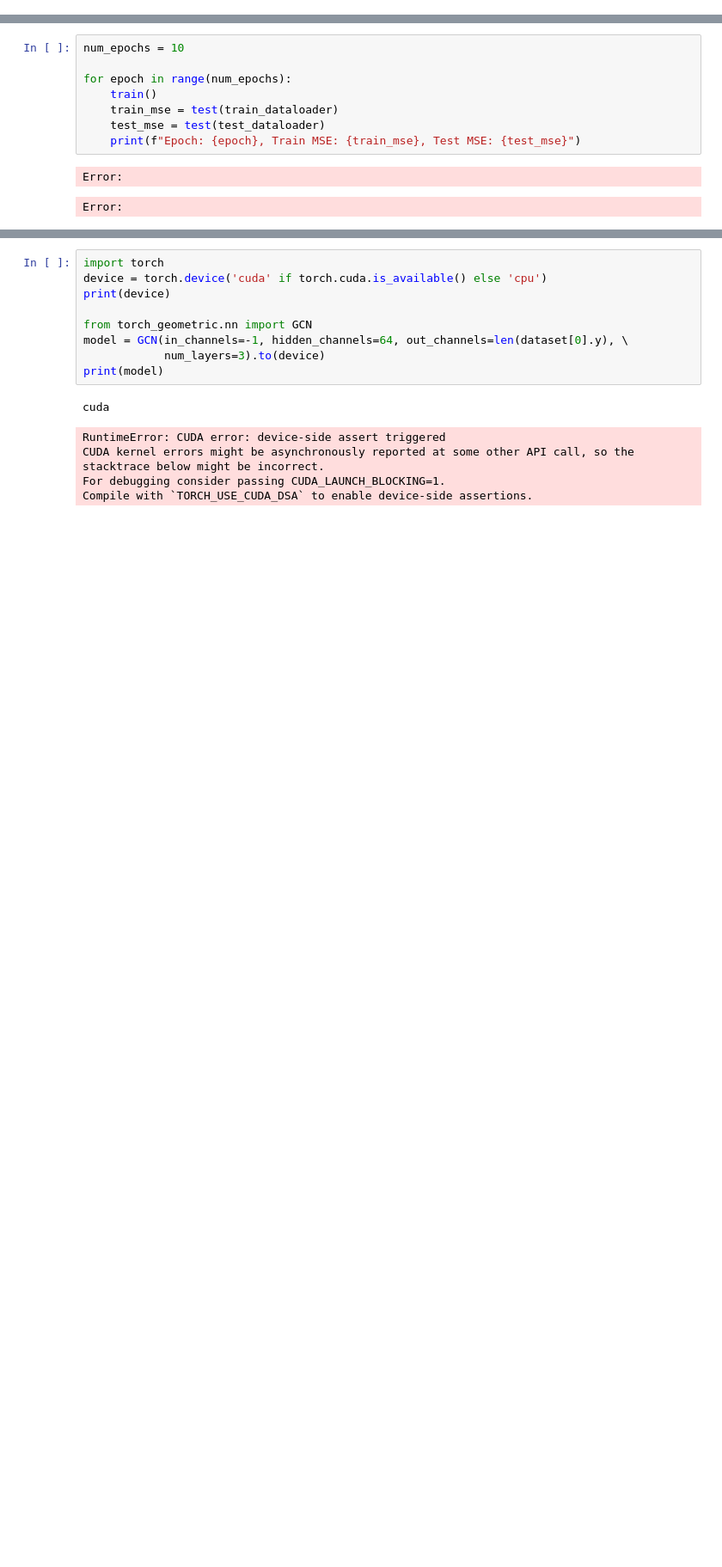
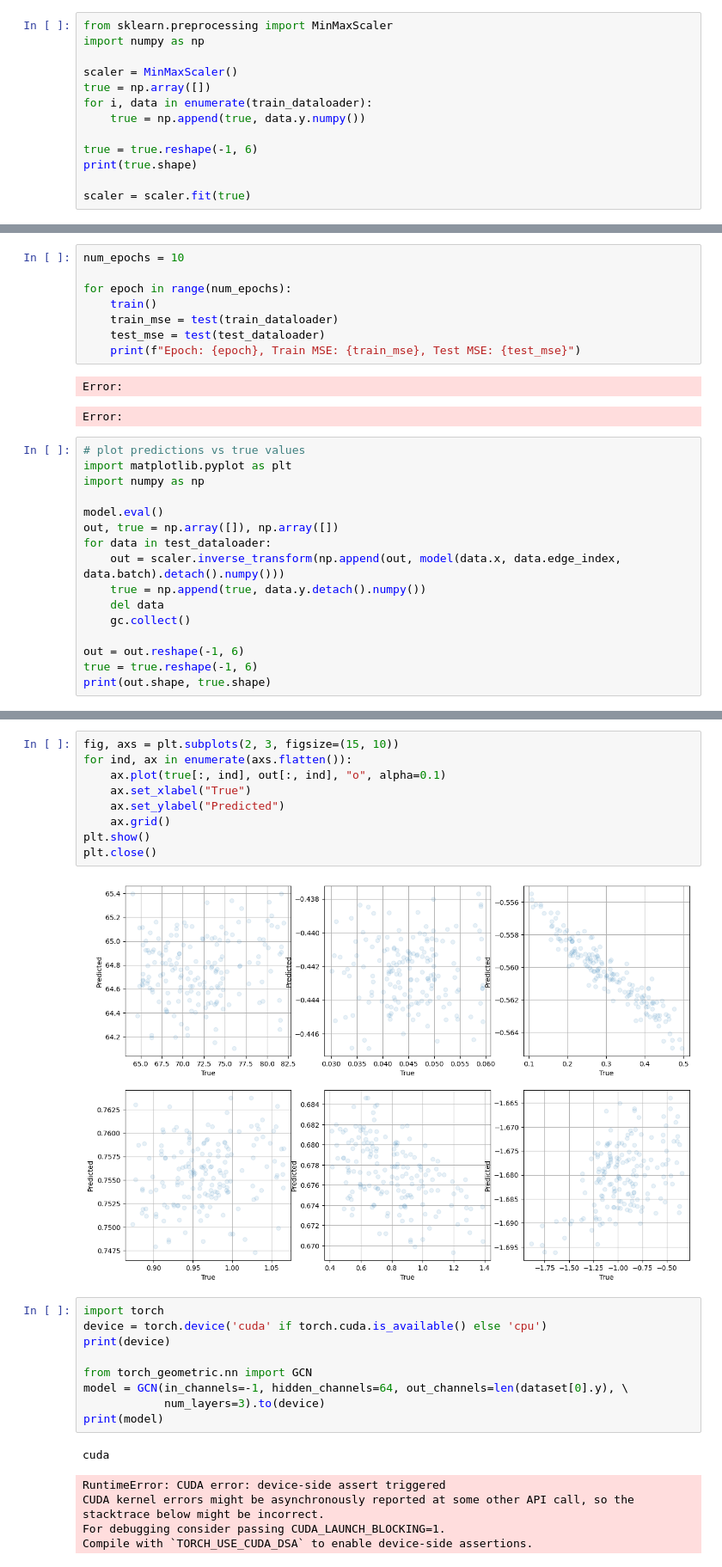
Before and after one commit to shubhagrawal30/graphs_weak_lensing, a Jupyter notebook: notebooks/pyg.ipynb, the cells around one changed output, grey strips where cells are left out. Shown at 86% size. Cells and saved outputs as stored; diff of their text form; blank space fills up the shorter version.

```diff
--- a/notebooks/pyg.ipynb
+++ b/notebooks/pyg.ipynb
@@ -34,0 +34,13 @@ test_dataloader = DataLoader(test_dataset, batch_size=batch_size, shuffle=False)
+# %%
+from sklearn.preprocessing import MinMaxScaler
+import numpy as np
+
+scaler = MinMaxScaler()
+true = np.array([])
+for i, data in enumerate(train_dataloader):
+    true = np.append(true, data.y.numpy())
+
+true = true.reshape(-1, 6)
+print(true.shape)
+
+scaler = scaler.fit(true)
@@ -107,3 +127,19 @@ for epoch in range(num_epochs):
 # %% [output]
 Error:
 Error:
+# %%
+# plot predictions vs true values
+import matplotlib.pyplot as plt
+import numpy as np
+
+model.eval()
+out, true = np.array([]), np.array([])
+for data in test_dataloader:
+    out = scaler.inverse_transform(np.append(out, model(data.x, data.edge_index, data.batch).detach().numpy()))
+    true = np.append(true, data.y.detach().numpy())
+    del data
+    gc.collect()
+
+out = out.reshape(-1, 6)
+true = true.reshape(-1, 6)
+print(out.shape, true.shape)
@@ -110,3 +148,14 @@ Error:
+# %%
+fig, axs = plt.subplots(2, 3, figsize=(15, 10))
+for ind, ax in enumerate(axs.flatten()):
+    ax.plot(true[:, ind], out[:, ind], "o", alpha=0.1)
+    ax.set_xlabel("True")
+    ax.set_ylabel("Predicted")
+    ax.grid()
+plt.show()
+plt.close()
+# %% [output]
+[figure, added]
 # %%
 import torch
 device = torch.device('cuda' if torch.cuda.is_available() else 'cpu')
```
Also changed, not shown: parts of 4 cells of this notebook.
